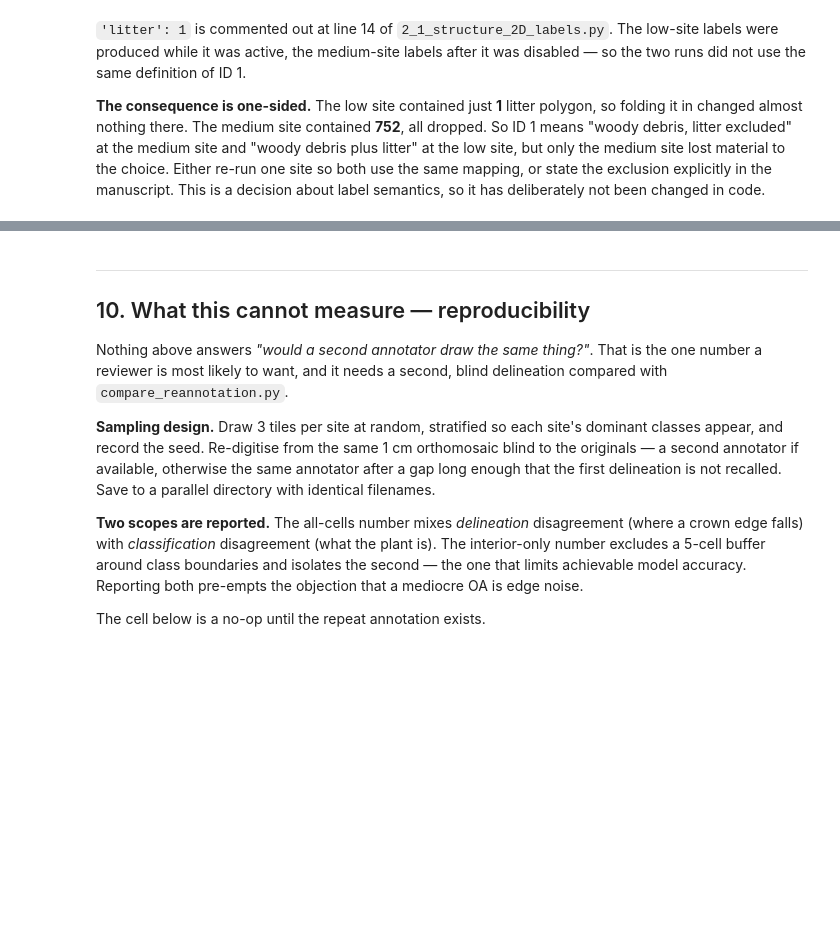
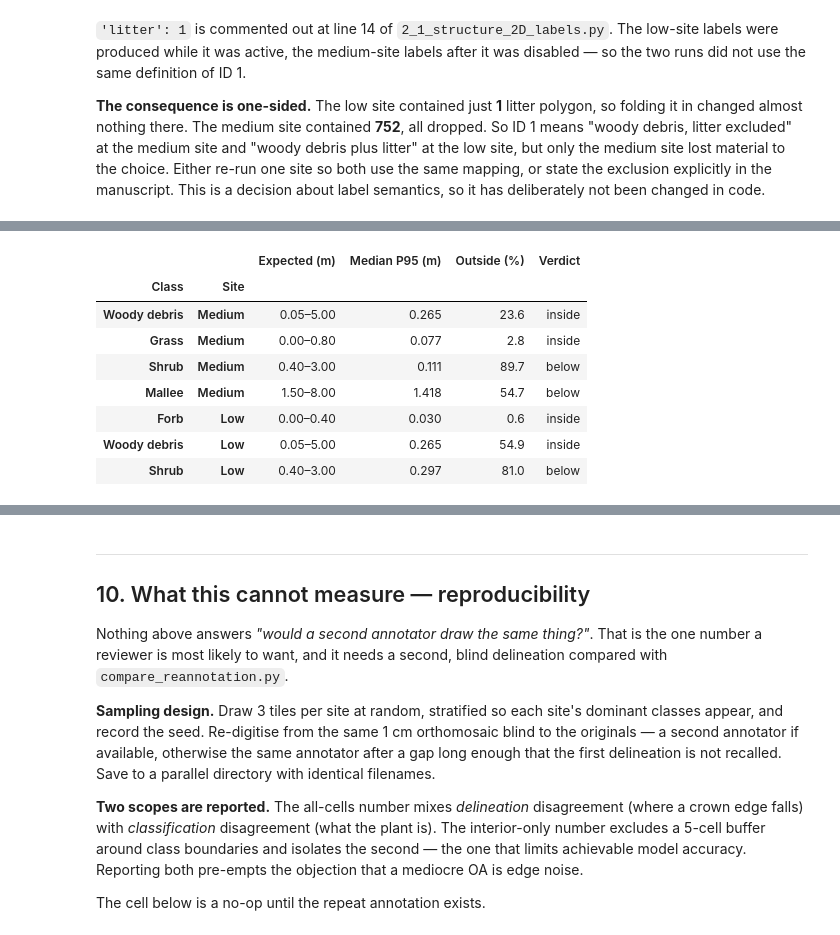
Before and after one commit to LNSOTOM/fvc_structure, a Jupyter notebook: phase_3_2D_imagery_prep/step_3_label_quality/notebooks/01_label_quality_assessment.ipynb, the cells around one changed output, grey strips where cells are left out. Drawn from its saved outputs; the diff is of its cells as text; code cells hidden in the pictures; blank space fills up the shorter version.

```diff
--- a/phase_3_2D_imagery_prep/step_3_label_quality/notebooks/01_label_quality_assessment.ipynb
+++ b/phase_3_2D_imagery_prep/step_3_label_quality/notebooks/01_label_quality_assessment.ipynb
@@ -619,0 +626,25 @@ The height columns are blank for the low site. The cell reports what is actually
+# %%
+rows = []
+for cond in CONDITIONS:
+    a = DATA[cond]['avg']
+    for name in CLASS_LABELS.values():
+        med = a.get(f'P95 Znorm {name} (m)')
+        if pd.isna(med):
+            continue
+        lo, hi = HEIGHT_RANGES[ID_BY_NAME[name]]
+        rows.append({'Site': cond, 'Class': name, 'Expected (m)': f'{lo:.2f}–{hi:.2f}',
+                     f'Median P{CANOPY_PERCENTILE} (m)': round(float(med), 3),
+                     'Outside (%)': round(float(a.get(f'Height outliers {name} (%)')), 1),
+                     'Verdict': 'inside' if lo <= med <= hi else
+                                ('below' if med < lo else 'above')})
+display(pd.DataFrame(rows).set_index(['Class', 'Site']))
+# %% [output]
+|  |  | Expected (m) | Median P95 (m) | Outside (%) | Verdict |
+| Class | Site |  |  |  |  |
+| Woody debris | Medium | 0.05–5.00 | 0.265 | 23.6 | inside |
+| Grass | Medium | 0.00–0.80 | 0.077 | 2.8 | inside |
+| Shrub | Medium | 0.40–3.00 | 0.111 | 89.7 | below |
+| Mallee | Medium | 1.50–8.00 | 1.418 | 54.7 | below |
+| Forb | Low | 0.00–0.40 | 0.030 | 0.6 | inside |
+| Woody debris | Low | 0.05–5.00 | 0.265 | 54.9 | inside |
+| Shrub | Low | 0.40–3.00 | 0.297 | 81.0 | below |
```
Also changed, not shown: parts of 10 cells of this notebook, 1 other file.
